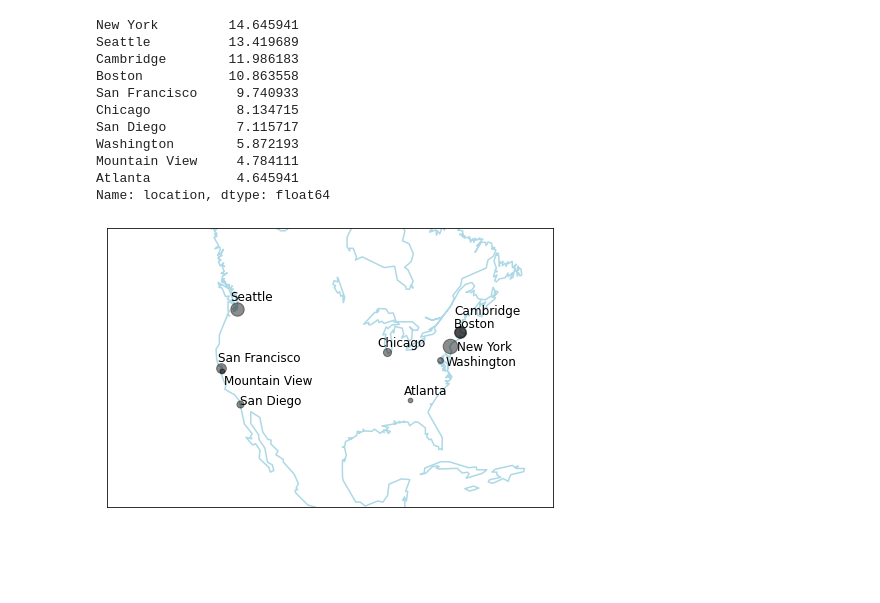
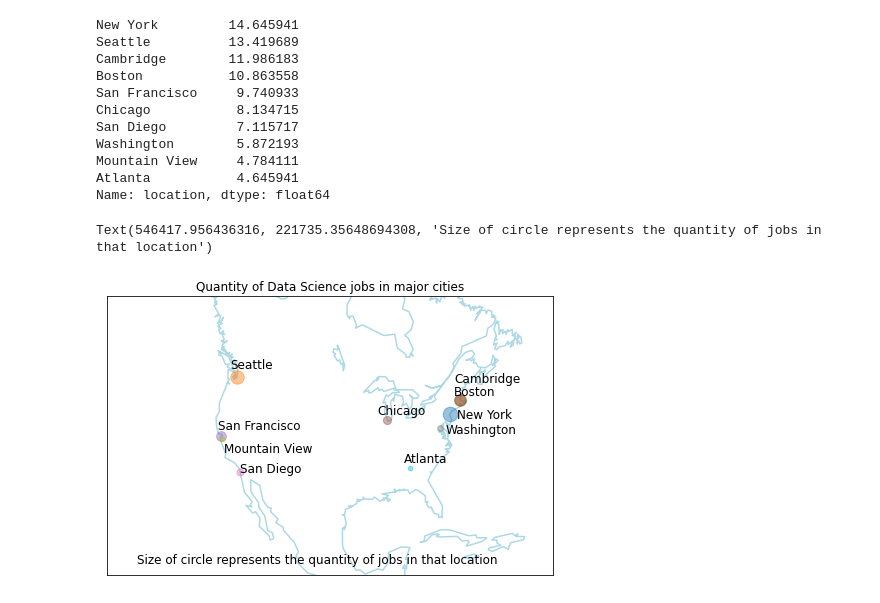
Before and after one commit to DNason1999/ds-job-analysis, a Jupyter notebook: AnalysisNotebook.ipynb, the cells around one changed output. Cells and saved outputs as stored; diff of their text form; code cells hidden in the pictures; blank space fills up the shorter version.

```diff
--- a/AnalysisNotebook.ipynb
+++ b/AnalysisNotebook.ipynb
@@ -133,18 +133,24 @@ Name: location, dtype: float64
 # %%
 fig = plt.figure(figsize=(8, 8))
 m = Basemap(projection='lcc', resolution='c',
             width=8E6, height=5E6,
             lat_0=40, lon_0=-100,)
 #m.etopo(scale=0.5, alpha=0.5)
 m.drawcoastlines(color='lightblue', linewidth=1.5)
 
 # Map (long, lat) to (x, y) for plotting
 for name, loc in df_all_location_lat_lon.items():
     t_loc = m(loc[1], loc[0])
 
     text_loc_ll = df_all_location_text_lat_lon[name]
     text_loc = m(text_loc_ll[1], text_loc_ll[0])
-    plt.plot(t_loc[0], t_loc[1], marker='o', alpha=0.45, markersize=a[name], color='black')
+    plt.plot(t_loc[0], t_loc[1], marker='o', alpha=0.45, markersize=a[name])
     plt.text(text_loc[0], text_loc[1], name, fontsize=12);
+
+plt.title("Quantity of Data Science jobs in major cities")
+
+text_loc = m(-130, 15)
+plt.text(text_loc[0], text_loc[1], "Size of circle represents the quantity of jobs in that location", fontsize=12)
 # %% [output]
+Text(546417.956436316, 221735.35648694308, 'Size of circle represents the quantity of jobs in that location')
-[figure, old version]
+[figure, new version]
```
Also changed, not shown: parts of 5 cells of this notebook.
